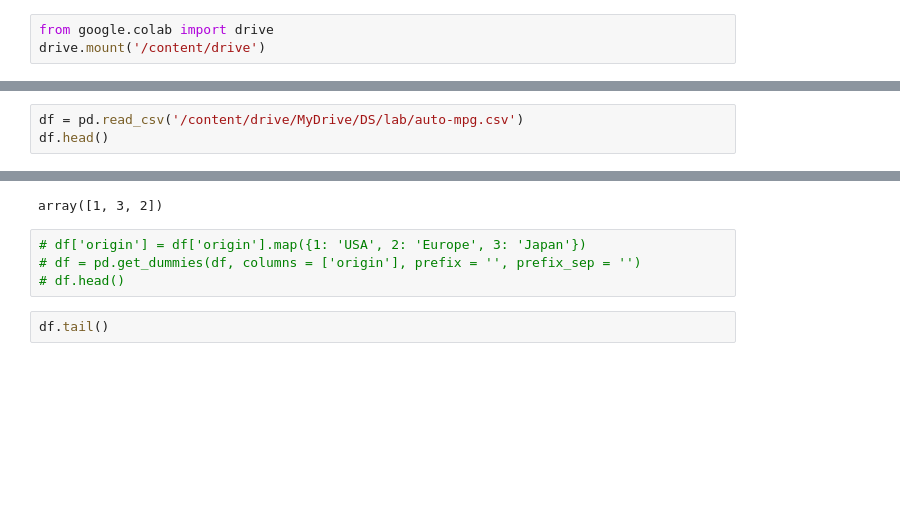
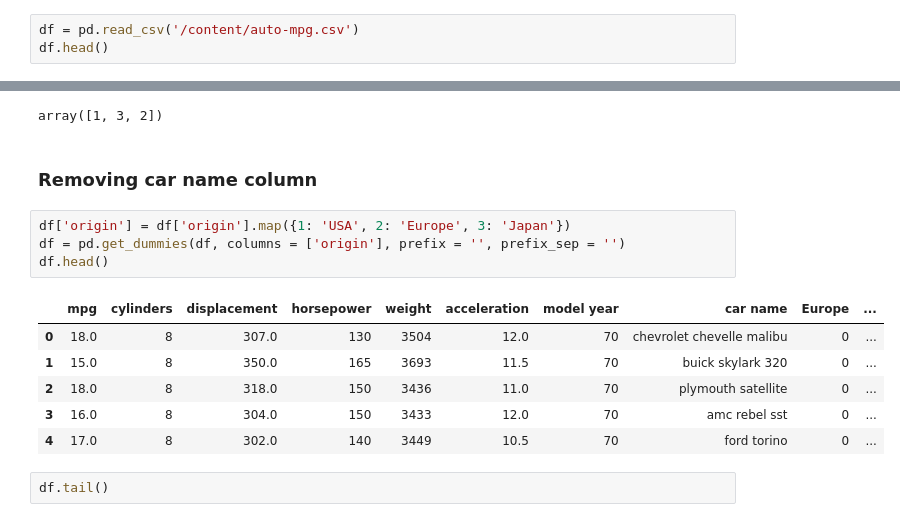
Before and after one commit to gaurav1028/data-science, a Jupyter notebook: DS_1.ipynb, the cells around one changed output, grey strips where cells are left out. Drawn from its saved outputs; the diff is of its cells as text; blank space fills up the shorter version.

```diff
--- a/DS_1.ipynb
+++ b/DS_1.ipynb
@@ -32,6 +36,6 @@ warnings.filterwarnings('ignore')
 # %% [markdown]
 # <center>Data Exploration</center>
 # %%
-from google.colab import drive
-drive.mount('/content/drive')
+df = pd.read_csv('/content/auto-mpg.csv')
+df.head()
 # %% [output]
@@ -39,3 +47,0 @@ Mounted at /content/drive
-# %%
-df = pd.read_csv('/content/drive/MyDrive/DS/lab/auto-mpg.csv')
-df.head()
@@ -115,10 +114,19 @@ memory usage: 23.4 KB
 df['origin'].unique()
 # %% [output]
 array([1, 3, 2])
+# %% [markdown]
+### Removing car name column
 # %%
-# df['origin'] = df['origin'].map({1: 'USA', 2: 'Europe', 3: 'Japan'})
-# df = pd.get_dummies(df, columns = ['origin'], prefix = '', prefix_sep = '')
-# df.head()
+df['origin'] = df['origin'].map({1: 'USA', 2: 'Europe', 3: 'Japan'})
+df = pd.get_dummies(df, columns = ['origin'], prefix = '', prefix_sep = '')
+df.head()
+# %% [output]
+|  | mpg | cylinders | displacement | horsepower | weight | acceleration | model year | car name | Europe | ... |
+| 0 | 18.0 | 8 | 307.0 | 130 | 3504 | 12.0 | 70 | chevrolet chevelle malibu | 0 | ... |
+| 1 | 15.0 | 8 | 350.0 | 165 | 3693 | 11.5 | 70 | buick skylark 320 | 0 | ... |
+| 2 | 18.0 | 8 | 318.0 | 150 | 3436 | 11.0 | 70 | plymouth satellite | 0 | ... |
+| 3 | 16.0 | 8 | 304.0 | 150 | 3433 | 12.0 | 70 | amc rebel sst | 0 | ... |
+| 4 | 17.0 | 8 | 302.0 | 140 | 3449 | 10.5 | 70 | ford torino | 0 | ... |
 # %%
 df.tail()
 # %% [output]
```
Also changed, not shown: parts of 12 cells of this notebook, 10 other files.
